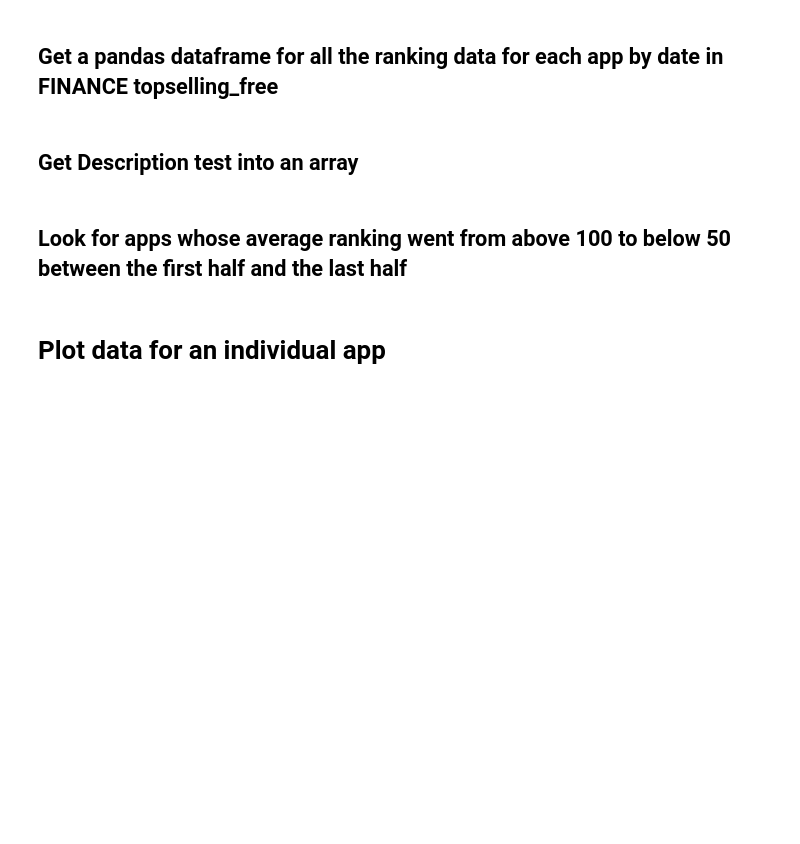
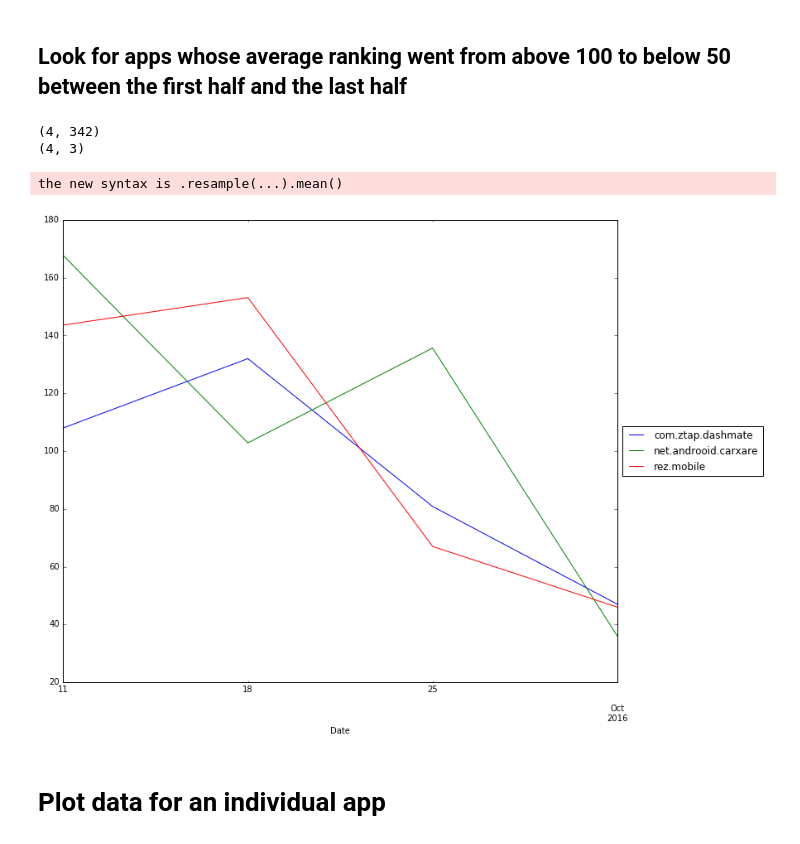
Before and after one commit to idiosyncraticee/PlayScraper, a Jupyter notebook: PlayChart.ipynb, the cells around one changed output. Drawn from its saved outputs; the diff is of its cells as text; code cells hidden in the pictures; blank space fills up the shorter version.

```diff
--- a/PlayChart.ipynb
+++ b/PlayChart.ipynb
@@ -13,5 +13,3 @@ rcParams['figure.figsize'] = (15, 10)
 
 database = "playstore.db"
 displayer = PlayData.PlayData(database)
-# %% [markdown]
-## Get a pandas dataframe for all the ranking data for each app by date in FINANCE topselling_free
@@ -22,2 +15,0 @@ all_ranking_data = displayer.getAllRankingData('FINANCE', 'topselling_paid')
-# %% [markdown]
-## Get Description test into an array
@@ -26,29 +16,39 @@ displayer.getAllFullDescriptions
 # %% [markdown]
 ## Look for apps whose average ranking went from above 100 to below 50 between the first half and the last half
 # %%
+#all_ranking_data = displayer.getAllRankingData('FINANCE', 'topselling_paid')
+all_ranking_data = displayer.getAllRankingData('TRANSPORTATION', 'topselling_paid')
+#print all_ranking_data.tail()
+#print all_ranking_data.coloumn
+
 all_ranking_data_average_week = all_ranking_data.resample('w', 'mean')
 print all_ranking_data_average_week.shape
 
 #LOOK FOR APPS THAT HAVE A HUGE IMPROVEMENT IN RANKING FROM THE FIRST PART TO THE LAST PART
 all_ranking_data_average_week = \
     all_ranking_data_average_week.ix[:,all_ranking_data_average_week[int(all_ranking_data_average_week.shape[0]/2):].min()<50]
 all_ranking_data_average_week = \
     all_ranking_data_average_week.ix[:,all_ranking_data_average_week[:int(all_ranking_data_average_week.shape[0]/2)].mean()>100]
 #all_ranking_data_average_week = all_ranking_data_average_week.ix[:,all_ranking_data_average_week[:int(all_ranking_data_average_week.shape[0]/2)].mean()<20]
 
 print all_ranking_data_average_week.shape
 
 
 all_ranking_data_average_week.plot()
 ax = plt.gca()
 
 # Shrink current axis by 20%
 box = ax.get_position()
 ax.set_position([box.x0, box.y0, box.width * 0.8, box.height])
 
 # Put a legend to the right of the current axis
 ax.legend(loc='center left', bbox_to_anchor=(1, 0.5))
 plt.draw()
+# %% [output]
+(4, 342)
+(4, 3)
+the new syntax is .resample(...).mean()
+[figure, added]
 # %% [markdown]
 # Plot data for an individual app
 # %%
```
Also changed, not shown: parts of 12 cells of this notebook, 2 other files.
